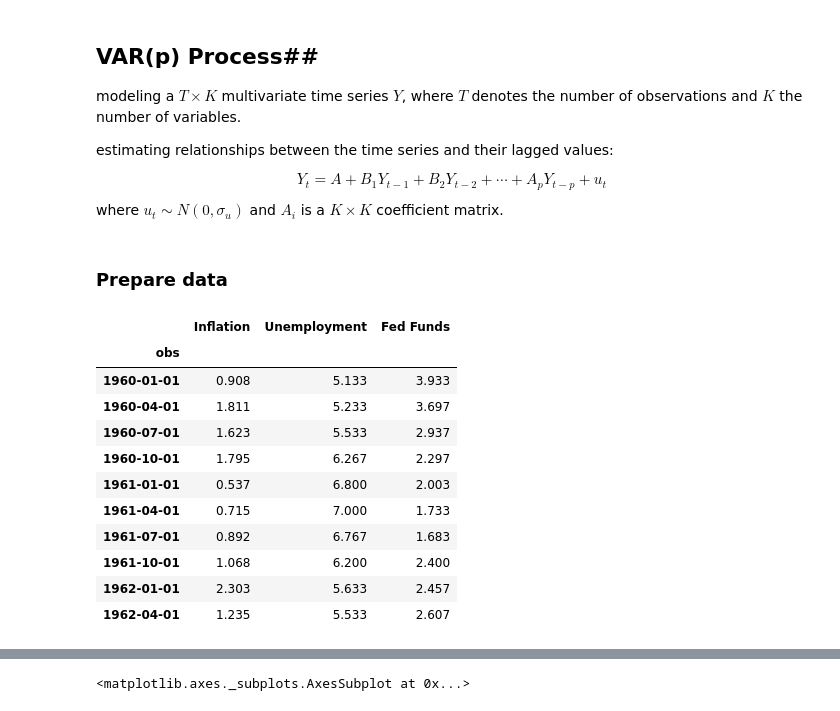
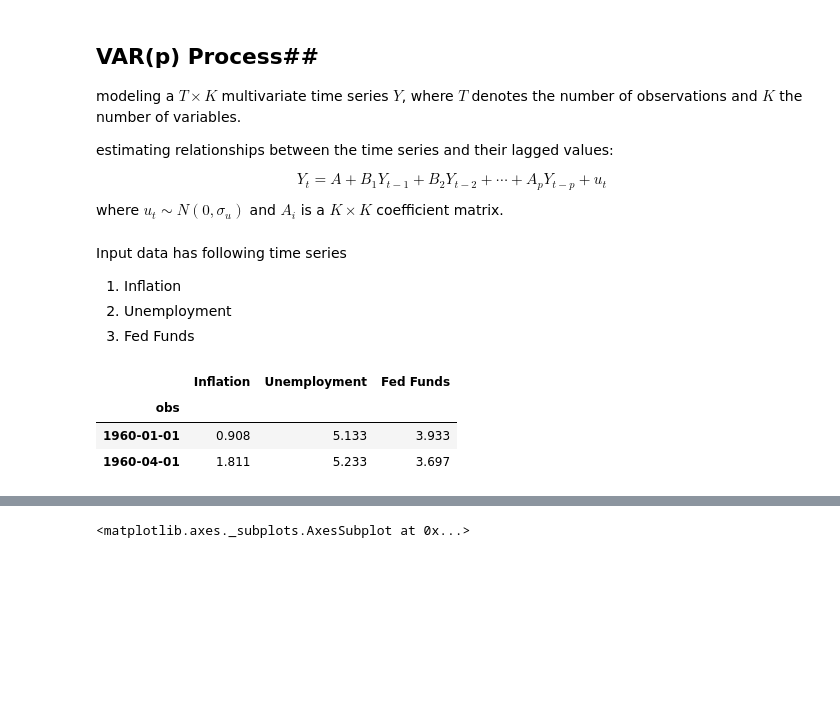
Before and after one commit to vivekvision/VAR_ModelUseCases, a Jupyter notebook: Vector Autoregression Use Case 2.ipynb, the cells around one changed output, grey strips where cells are left out. Saved outputs shown, nothing was run; the diff lists cells and outputs as text; code cells hidden in the pictures; blank space fills up the shorter version.

```diff
--- a/Vector Autoregression Use Case 2.ipynb
+++ b/Vector Autoregression Use Case 2.ipynb
@@ -18,6 +18,10 @@ import matplotlib.pyplot as plt
 from statsmodels.tsa.api import VAR
 from statsmodels.tsa.stattools import adfuller
 from statsmodels.tools.eval_measures import rmse, aic
-# %% [markdown]
-### Prepare data
+# %% [markdown]
+Input data has following time series
+
+1. Inflation
+2. Unemployment
+3. Fed Funds
 # %%
@@ -27,15 +31,7 @@ data_use = data[['Inflation','Unemployment','Fed Funds']]
-# %%
-data_use.head(10)
-# %% [output]
-|  | Inflation | Unemployment | Fed Funds |
-| obs |  |  |  |
-| 1960-01-01 | 0.908 | 5.133 | 3.933 |
-| 1960-04-01 | 1.811 | 5.233 | 3.697 |
-| 1960-07-01 | 1.623 | 5.533 | 2.937 |
-| 1960-10-01 | 1.795 | 6.267 | 2.297 |
-| 1961-01-01 | 0.537 | 6.800 | 2.003 |
-| 1961-04-01 | 0.715 | 7.000 | 1.733 |
-| 1961-07-01 | 0.892 | 6.767 | 1.683 |
-| 1961-10-01 | 1.068 | 6.200 | 2.400 |
-| 1962-01-01 | 2.303 | 5.633 | 2.457 |
-| 1962-04-01 | 1.235 | 5.533 | 2.607 |
+# %%
+df.head(2)
+# %% [output]
+|  | Inflation | Unemployment | Fed Funds |
+| obs |  |  |  |
+| 1960-01-01 | 0.908 | 5.133 | 3.933 |
+| 1960-04-01 | 1.811 | 5.233 | 3.697 |
```
Also changed, not shown: parts of 14 cells of this notebook, 1 other file.
